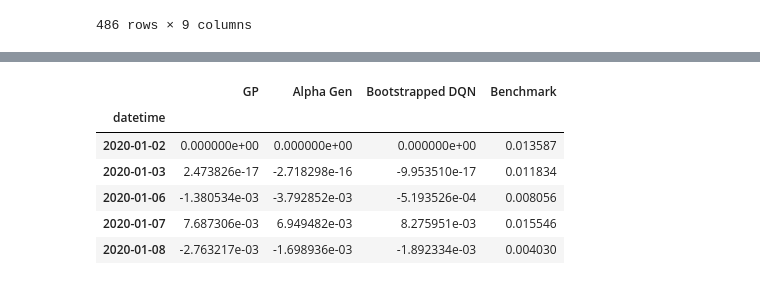
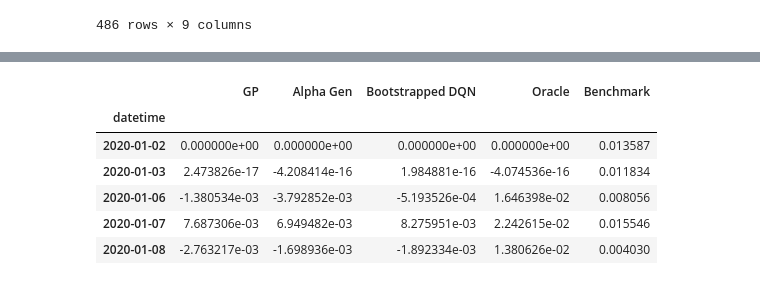
Before and after one commit to Ty-Wattana/alphadeepex, a Jupyter notebook: report.ipynb, the cells around one changed output, grey strips where cells are left out. Cells and saved outputs as stored; diff of their text form; code cells hidden in the pictures.

Commit message:
add oracle and compute rmse for topkdropn

```diff
--- a/report.ipynb
+++ b/report.ipynb
@@ -319,3 +319,11 @@ boot_report
 | 2021-12-30 | 1.459380e+08 | 1.379976e-02 | 1.313319e+10 | 0.203847 | 1.969979e+07 | 0.000306 | 1.451419e+08 | 7.961016e+05 | 0.007787 |
 | 2021-12-31 | 1.461915e+08 | 2.042885e-03 | 1.316298e+10 | 0.204128 | 1.974447e+07 | 0.000306 | 1.454209e+08 | 7.705214e+05 | 0.003832 |
 486 rows × 9 columns
+# %%
+import pickle
+
+file_path = f'out/backtests/{ex_num}/oracle/0-report.pkl'
+
+with open(file_path, 'rb') as file:
+    oracle_report = pickle.load(file)
+oracle_report
@@ -322,19 +345,20 @@ boot_report
 # %%
 import pandas as pd
 df_com = pd.DataFrame()
 
 df_com["GP"] = gp_report["return"].cumsum()
 df_com["Alpha Gen"] = alphaGen_report["return"].cumsum()
 df_com["Bootstrapped DQN"] = boot_report["return"].cumsum()
+df_com["Oracle"] = oracle_report["return"].cumsum()
 df_com["Benchmark"] = boot_report["bench"].cumsum()
 
 
 df_com.head()
 # %% [output]
-|  | GP | Alpha Gen | Bootstrapped DQN | Benchmark |
-| datetime |  |  |  |  |
-| 2020-01-02 | 0.000000e+00 | 0.000000e+00 | 0.000000e+00 | 0.013587 |
-| 2020-01-03 | 2.473826e-17 | -2.718298e-16 | -9.953510e-17 | 0.011834 |
-| 2020-01-06 | -1.380534e-03 | -3.792852e-03 | -5.193526e-04 | 0.008056 |
-| 2020-01-07 | 7.687306e-03 | 6.949482e-03 | 8.275951e-03 | 0.015546 |
-| 2020-01-08 | -2.763217e-03 | -1.698936e-03 | -1.892334e-03 | 0.004030 |
+|  | GP | Alpha Gen | Bootstrapped DQN | Oracle | Benchmark |
+| datetime |  |  |  |  |  |
+| 2020-01-02 | 0.000000e+00 | 0.000000e+00 | 0.000000e+00 | 0.000000e+00 | 0.013587 |
+| 2020-01-03 | 2.473826e-17 | -4.208414e-16 | 1.984881e-16 | -4.074536e-16 | 0.011834 |
+| 2020-01-06 | -1.380534e-03 | -3.792852e-03 | -5.193526e-04 | 1.646398e-02 | 0.008056 |
+| 2020-01-07 | 7.687306e-03 | 6.949482e-03 | 8.275951e-03 | 2.242615e-02 | 0.015546 |
+| 2020-01-08 | -2.763217e-03 | -1.698936e-03 | -1.892334e-03 | 1.380626e-02 | 0.004030 |
```
Also changed, not shown: parts of 14 cells of this notebook, 2 other files.
